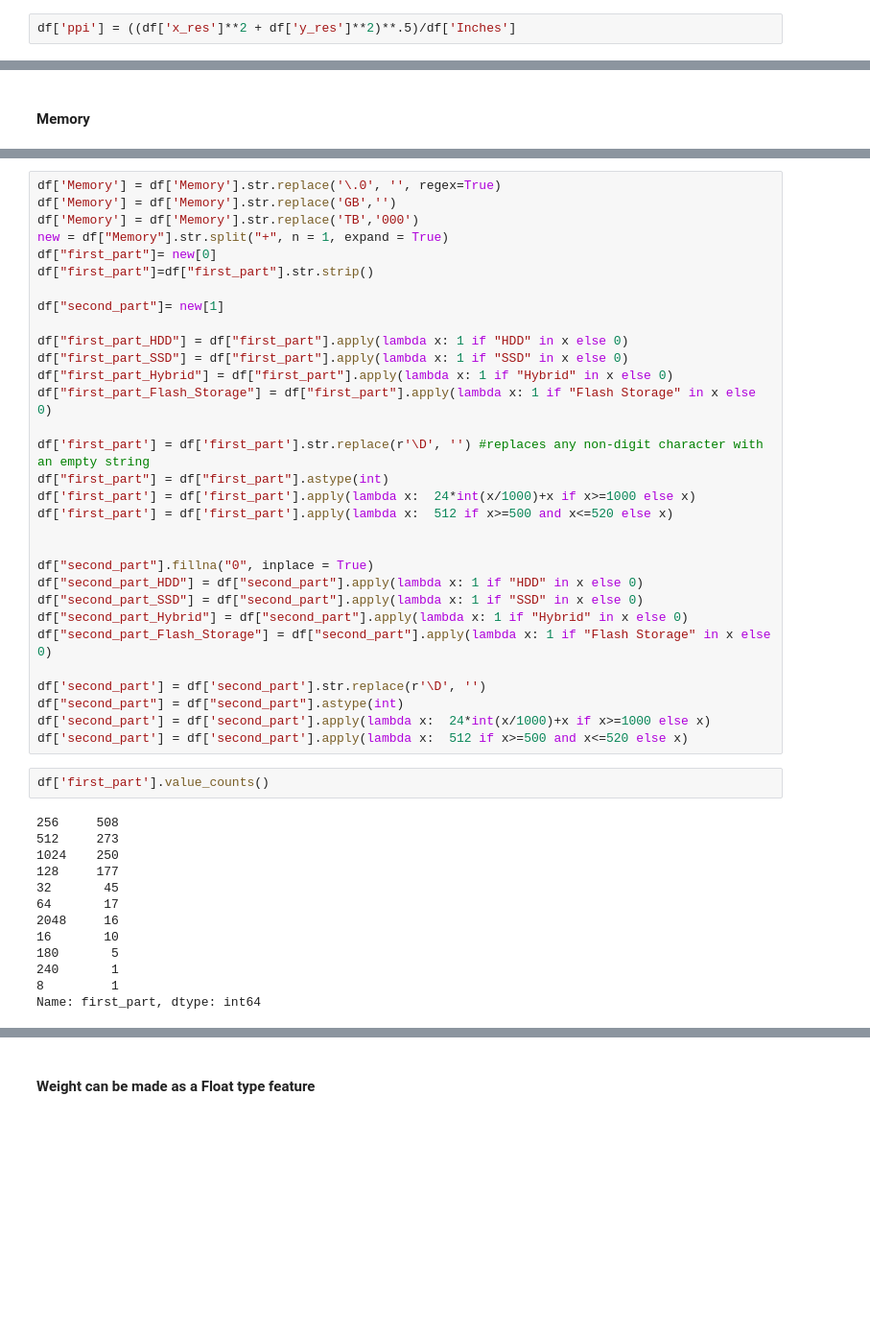
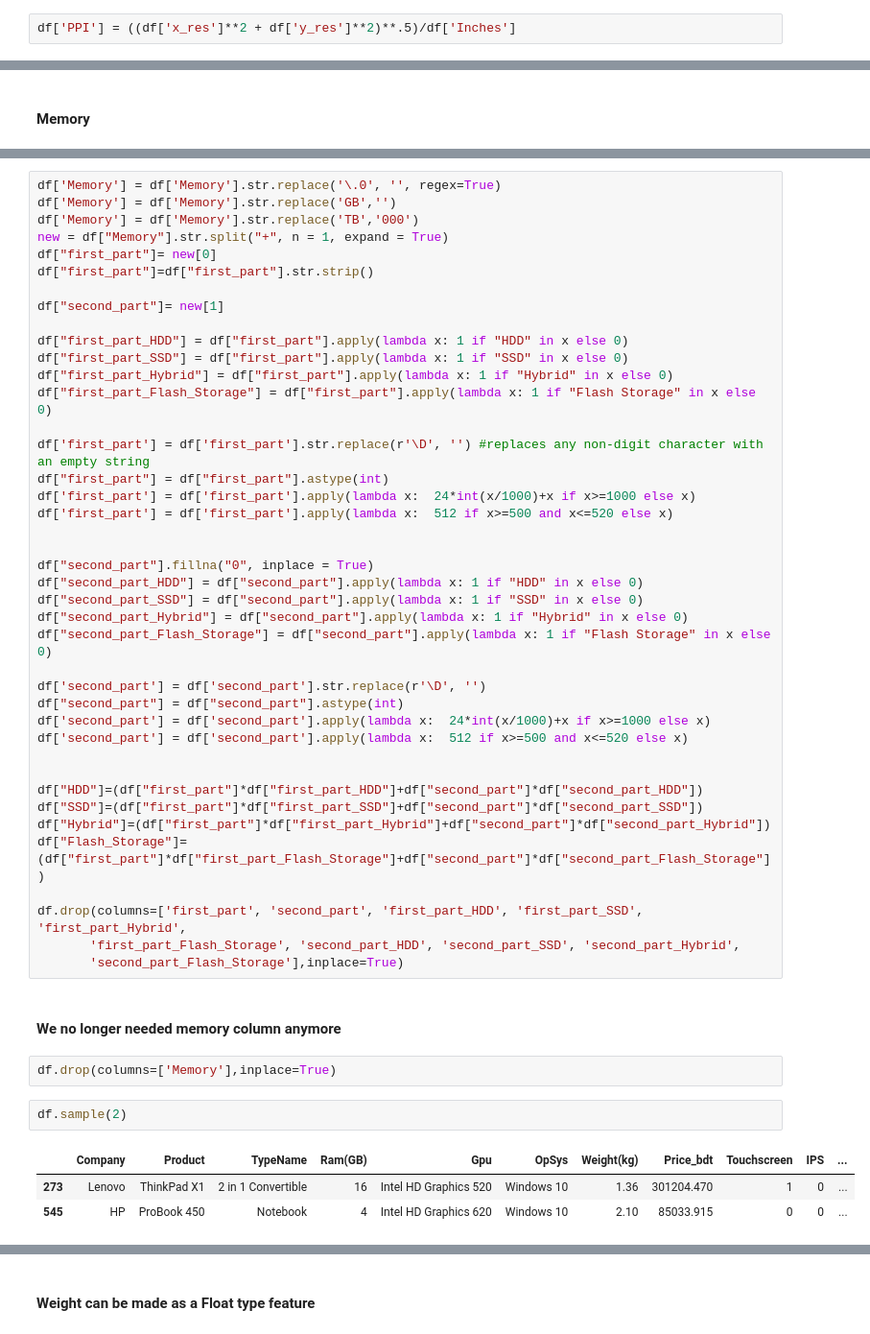
Before and after one commit to MahbubHossainFaisal/Laptop_Price_Predictor, a Jupyter notebook: notebooks/Laptop_price_prediction_EDA.ipynb, the cells around one changed output, grey strips where cells are left out. Shown at 96% size. Cells and saved outputs as stored; diff of their text form; blank space fills up the shorter version.

```diff
--- a/notebooks/Laptop_price_prediction_EDA.ipynb
+++ b/notebooks/Laptop_price_prediction_EDA.ipynb
@@ -189,7 +189,7 @@ df['y_res'] = new[1]
 df['x_res']=df['x_res'].astype(int)
 df['y_res']=df['y_res'].astype(int)
 # %%
-df['ppi'] = ((df['x_res']**2 + df['y_res']**2)**.5)/df['Inches']
+df['PPI'] = ((df['x_res']**2 + df['y_res']**2)**.5)/df['Inches']
 # %%
 df.sample(2)
 # %% [output]
@@ -297,18 +288,23 @@ df['second_part'] = df['second_part'].str.replace(r'\D', '')
 df["second_part"] = df["second_part"].astype(int)
 df['second_part'] = df['second_part'].apply(lambda x:  24*int(x/1000)+x if x>=1000 else x)
 df['second_part'] = df['second_part'].apply(lambda x:  512 if x>=500 and x<=520 else x)
+
+
+df["HDD"]=(df["first_part"]*df["first_part_HDD"]+df["second_part"]*df["second_part_HDD"])
+df["SSD"]=(df["first_part"]*df["first_part_SSD"]+df["second_part"]*df["second_part_SSD"])
+df["Hybrid"]=(df["first_part"]*df["first_part_Hybrid"]+df["second_part"]*df["second_part_Hybrid"])
+df["Flash_Storage"]=(df["first_part"]*df["first_part_Flash_Storage"]+df["second_part"]*df["second_part_Flash_Storage"])
+
+df.drop(columns=['first_part', 'second_part', 'first_part_HDD', 'first_part_SSD', 'first_part_Hybrid',
+       'first_part_Flash_Storage', 'second_part_HDD', 'second_part_SSD', 'second_part_Hybrid',
+       'second_part_Flash_Storage'],inplace=True)
-# %%
-df['first_part'].value_counts()
-# %% [output]
-256     508
-512     273
-1024    250
-128     177
-32       45
-64       17
-2048     16
-16       10
-180       5
-240       1
-8         1
-Name: first_part, dtype: int64
+# %% [markdown]
+#### We no longer needed memory column anymore
+# %%
+df.drop(columns=['Memory'],inplace=True)
+# %%
+df.sample(2)
+# %% [output]
+|  | Company | Product | TypeName | Ram(GB) | Gpu | OpSys | Weight(kg) | Price_bdt | Touchscreen | IPS | ... |
+| 273 | Lenovo | ThinkPad X1 | 2 in 1 Convertible | 16 | Intel HD Graphics 520 | Windows 10 | 1.36 | 301204.470 | 1 | 0 | ... |
+| 545 | HP | ProBook 450 | Notebook | 4 | Intel HD Graphics 620 | Windows 10 | 2.10 | 85033.915 | 0 | 0 | ... |
```
Also changed, not shown: parts of 25 cells of this notebook.
